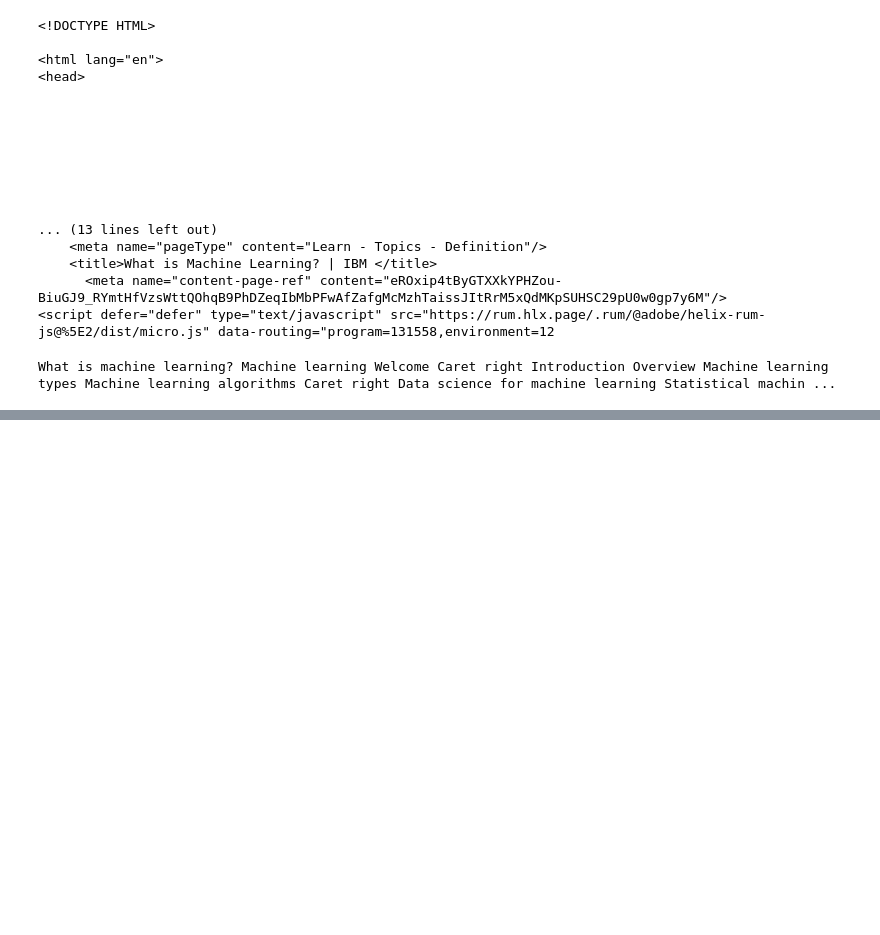
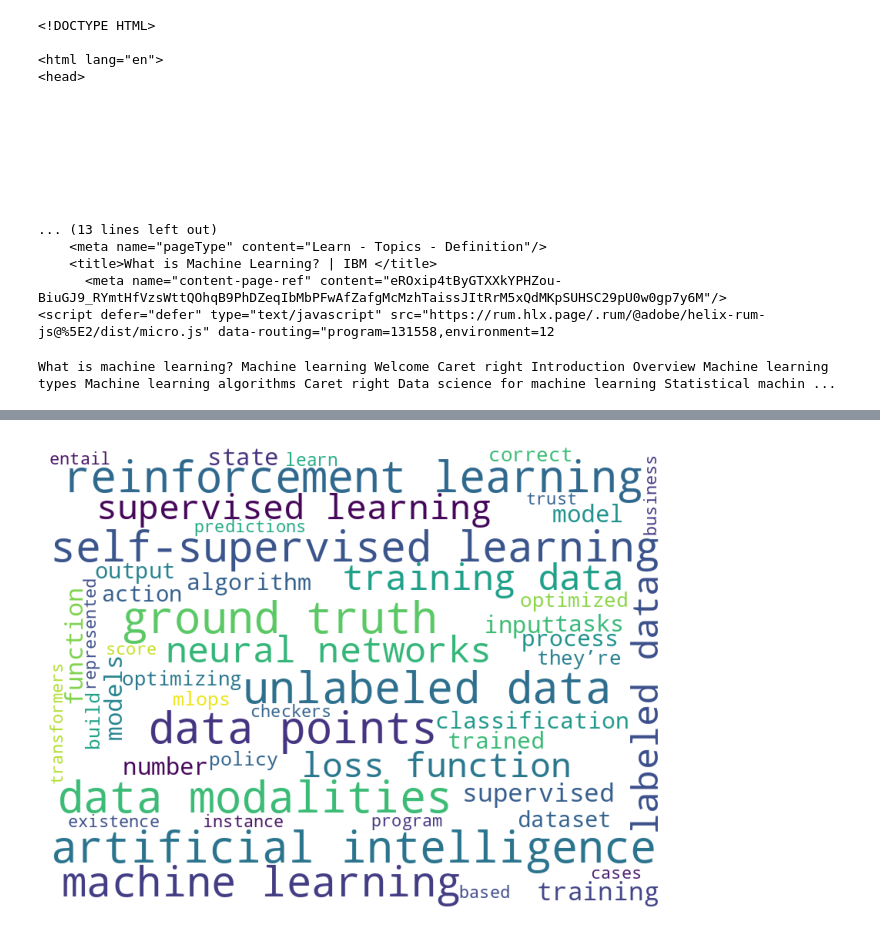
Before and after one commit to bakenova/Find-out-related-concepts-for-the-Machine-Learning---Generate-Image, a Jupyter notebook: TextConceptsML.ipynb, the cells around one changed output, grey strips where cells are left out. Cells and saved outputs as stored; diff of their text form; code cells hidden in the pictures; blank space fills up the shorter version.

```diff
--- a/TextConceptsML.ipynb
+++ b/TextConceptsML.ipynb
@@ -77,0 +116,8 @@ What is machine learning? Machine learning Welcome Caret right Introduction Over
+# %%
+wc = WordCloud(background_color = 'white', width = 800, height = 600)
+plt.figure(figsize = (10, 6))
+plt.imshow(wc.generate_from_frequencies({k:v for k,v in res}))
+plt.axis('off')
+plt.show()
+# %% [output]
+[figure, added]
```
Also changed, not shown: parts of 6 cells of this notebook.
